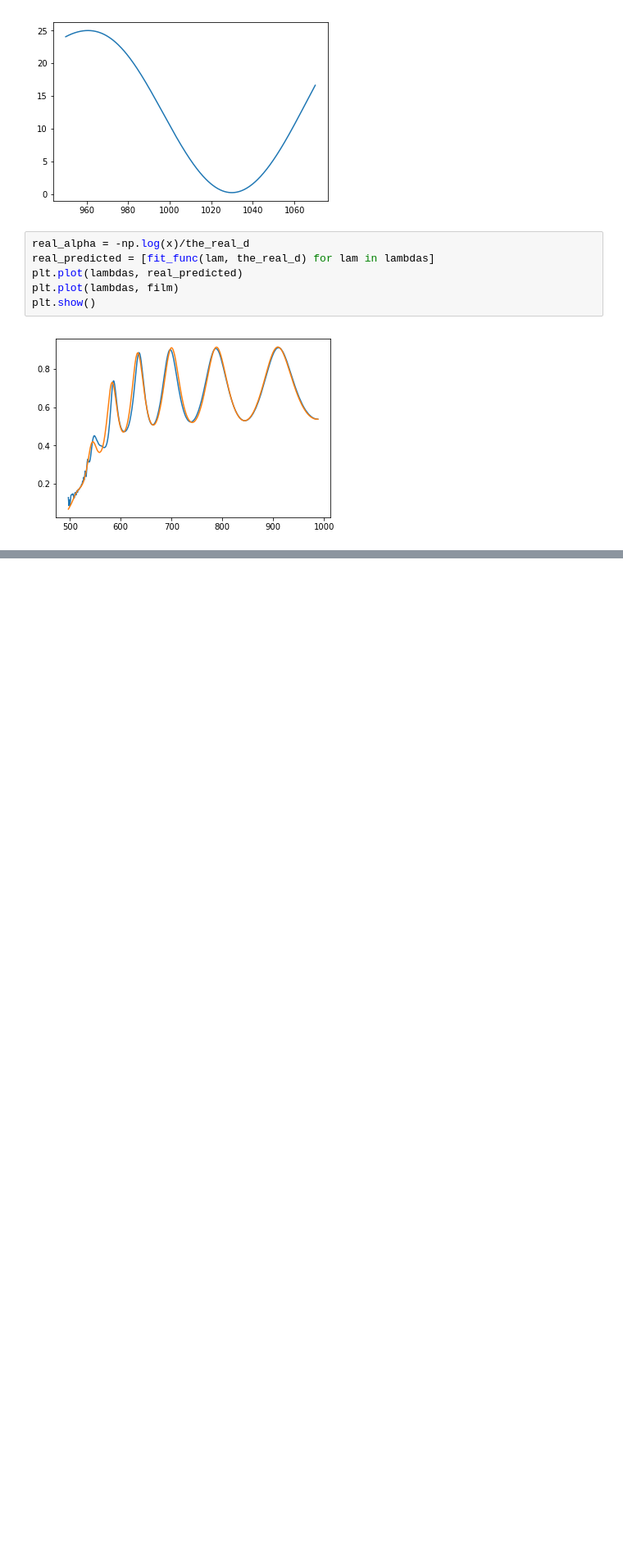
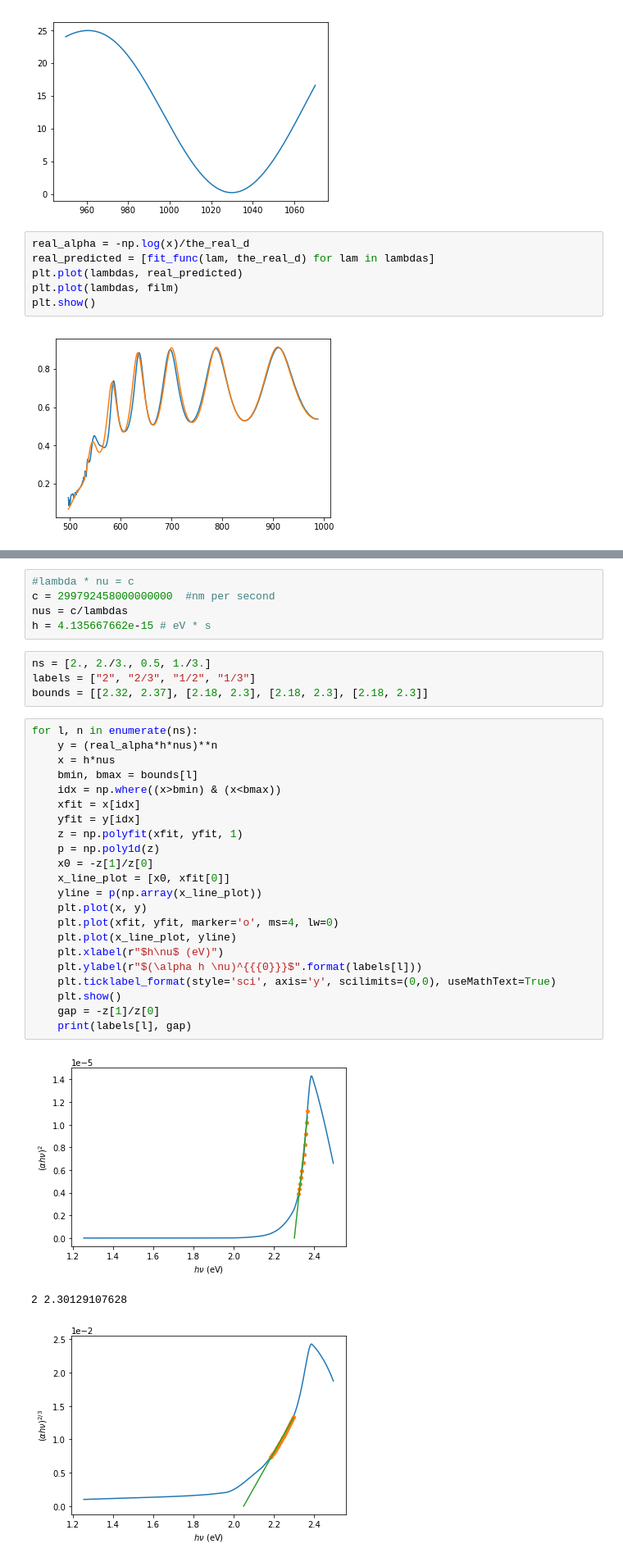
Before and after one commit to VolodyaCO/swanepoel, a Jupyter notebook: EnvelopeFORTRAN.ipynb, the cells around one changed output, grey strips where cells are left out. Shown at 82% size. Cells and saved outputs as stored; diff of their text form; blank space fills up the shorter version.

Commit message:
added tauc plot to compute energy gap

```diff
--- a/EnvelopeFORTRAN.ipynb
+++ b/EnvelopeFORTRAN.ipynb
@@ -230,0 +233,35 @@ plt.show()
+# %%
+#lambda * nu = c
+c = 299792458000000000  #nm per second
+nus = c/lambdas
+h = 4.135667662e-15 # eV * s
+# %%
+ns = [2., 2./3., 0.5, 1./3.]
+labels = ["2", "2/3", "1/2", "1/3"]
+bounds = [[2.32, 2.37], [2.18, 2.3], [2.18, 2.3], [2.18, 2.3]]
+# %%
+for l, n in enumerate(ns):
+    y = (real_alpha*h*nus)**n
+    x = h*nus
+    bmin, bmax = bounds[l]
+    idx = np.where((x>bmin) & (x<bmax))
+    xfit = x[idx]
+    yfit = y[idx]
+    z = np.polyfit(xfit, yfit, 1)
+    p = np.poly1d(z)
+    x0 = -z[1]/z[0]
+    x_line_plot = [x0, xfit[0]]
+    yline = p(np.array(x_line_plot))
+    plt.plot(x, y)
+    plt.plot(xfit, yfit, marker='o', ms=4, lw=0)
+    plt.plot(x_line_plot, yline)
+    plt.xlabel(r"$h\nu$ (eV)")
+    plt.ylabel(r"$(\alpha h \nu)^{{{0}}}$".format(labels[l]))
+    plt.ticklabel_format(style='sci', axis='y', scilimits=(0,0), useMathText=True)
+    plt.show()
+    gap = -z[1]/z[0]
+    print(labels[l], gap)
+# %% [output]
+[figure, added]
+2 2.30129107628
+[figure, added]
```
Also changed, not shown: parts of 2 cells of this notebook.
